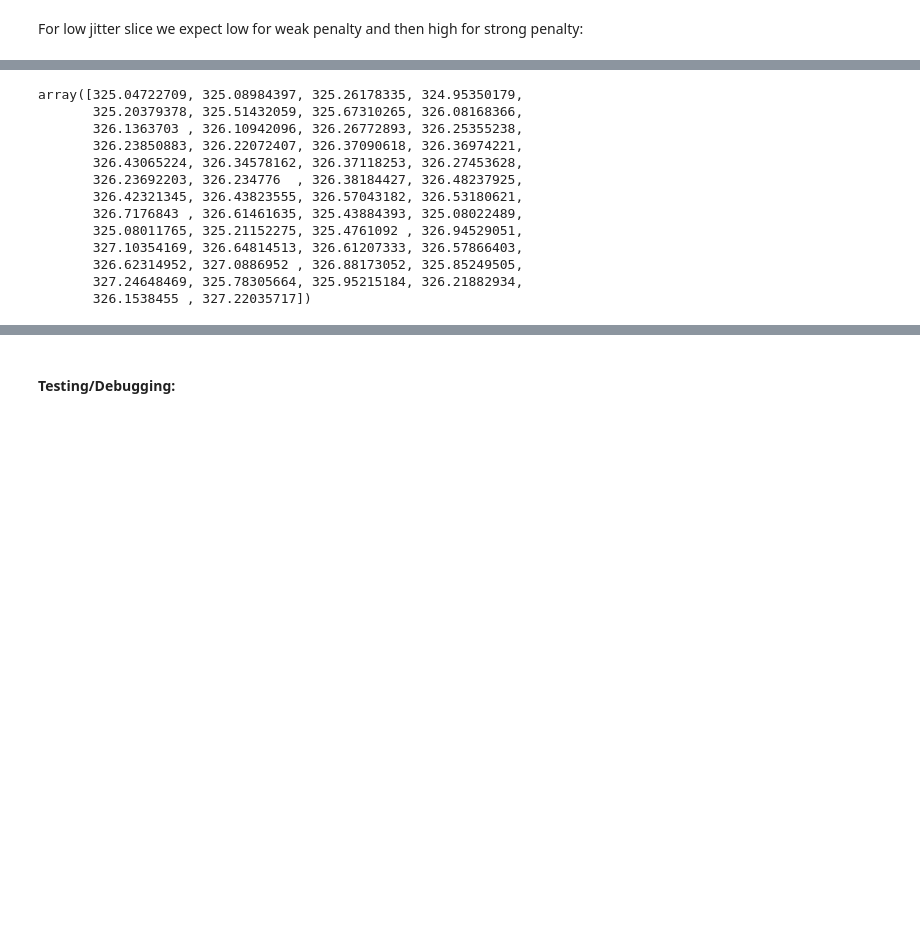
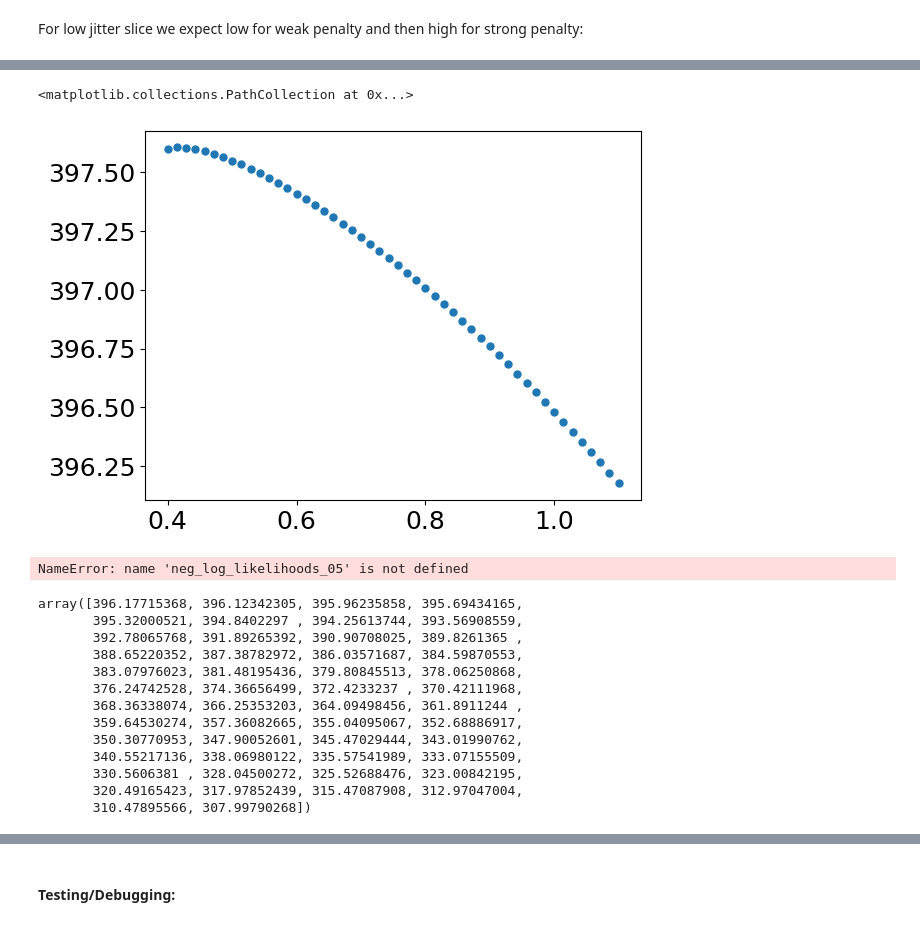
Before and after one commit to ia-chow/SURF2022, a Jupyter notebook: SURF/hd45364_jitter_sini.ipynb, the cells around one changed output, grey strips where cells are left out. Drawn from its saved outputs; the diff is of its cells as text; code cells hidden in the pictures; blank space fills up the shorter version.

```diff
--- a/SURF/hd45364_jitter_sini.ipynb
+++ b/SURF/hd45364_jitter_sini.ipynb
@@ -634,16 +791,43 @@ $\displaystyle 325.047227088906$
+# %%
+plt.scatter(Alibs_05, neg_log_likelihoods_05[:,0])
+# %% [output]
+<matplotlib.collections.PathCollection at 0x...>
+[figure, added]
+# %%
+min_likelihood = np.min(neg_log_likelihoods_05)
+min_likelihood_index = tuple(np.argwhere(neg_log_likelihoods_05 == min_likelihood).reshape(-1))
+
+min_likelihood, min_likelihood_index
+
+levels = [395, 396, 397]
+
+plt.figure(figsize = (12, 9))
+fig = plt.contour(jitters_grid_05, Alibs_grid_05, neg_log_likelihoods_05, levels=levels,
+                  label='negative log likelihoods', colors=['red', 'green', 'blue'], fontsize=14)
+# plt.scatter(jitters_grid[min_likelihood_index], Alibs_grid[min_likelihood_index], label = 'Best fit', color='k', s=50)
+# plt.annotate(fr'${np.round(min_likelihood, 3)}$', xy=(jitters_grid[min_likelihood_index], Alibs_grid[min_likelihood_index]),
+#              xycoords='data', textcoords='axes fraction', xytext=(0.39, 0.95), color='k', fontsize=16)
+# plt.annotate(fr'$ \log L \approx {np.round(min_likelihood, 3)}$', xy=(jitters_grid[min_likelihood_index], Alibs_grid[min_likelihood_index]),
+#              xycoords='data', textcoords='axes fraction', xytext=(0.35, 0.95), color='k')
+plt.xlabel('jitter (m/s)'), plt.ylabel(r'$A_{0}$')
+plt.clabel(fig, inline=True, fontsize=14)
+# plt.legend(loc='upper right')
+# plt.savefig('2021_fall-2022_winter/paper_figures/Alib_jitter_sini_contour.png')#, fmt='png')
+# %% [output]
+NameError: name 'neg_log_likelihoods_05' is not defined
 # %%
-neg_log_likelihoods1[:,0]
+neg_log_likelihoods_05[0]
 # %% [output]
-array([325.04722709, 325.08984397, 325.26178335, 324.95350179,
-       325.20379378, 325.51432059, 325.67310265, 326.08168366,
-       326.1363703 , 326.10942096, 326.26772893, 326.25355238,
-       326.23850883, 326.22072407, 326.37090618, 326.36974221,
-       326.43065224, 326.34578162, 326.37118253, 326.27453628,
-       326.23692203, 326.234776  , 326.38184427, 326.48237925,
-       326.42321345, 326.43823555, 326.57043182, 326.53180621,
-       326.7176843 , 326.61461635, 325.43884393, 325.08022489,
-       325.08011765, 325.21152275, 325.4761092 , 326.94529051,
-       327.10354169, 326.64814513, 326.61207333, 326.57866403,
-       326.62314952, 327.0886952 , 326.88173052, 325.85249505,
-       327.24648469, 325.78305664, 325.95215184, 326.21882934,
-       326.1538455 , 327.22035717])
+array([396.17715368, 396.12342305, 395.96235858, 395.69434165,
+       395.32000521, 394.8402297 , 394.25613744, 393.56908559,
+       392.78065768, 391.89265392, 390.90708025, 389.8261365 ,
+       388.65220352, 387.38782972, 386.03571687, 384.59870553,
+       383.07976023, 381.48195436, 379.80845513, 378.06250868,
+       376.24742528, 374.36656499, 372.4233237 , 370.42111968,
+       368.36338074, 366.25353203, 364.09498456, 361.8911244 ,
+       359.64530274, 357.36082665, 355.04095067, 352.68886917,
+       350.30770953, 347.90052601, 345.47029444, 343.01990762,
+       340.55217136, 338.06980122, 335.57541989, 333.07155509,
+       330.5606381 , 328.04500272, 325.52688476, 323.00842195,
+       320.49165423, 317.97852439, 315.47087908, 312.97047004,
+       310.47895566, 307.99790268])
```
Also changed, not shown: parts of 48 cells of this notebook, 10 other files.
